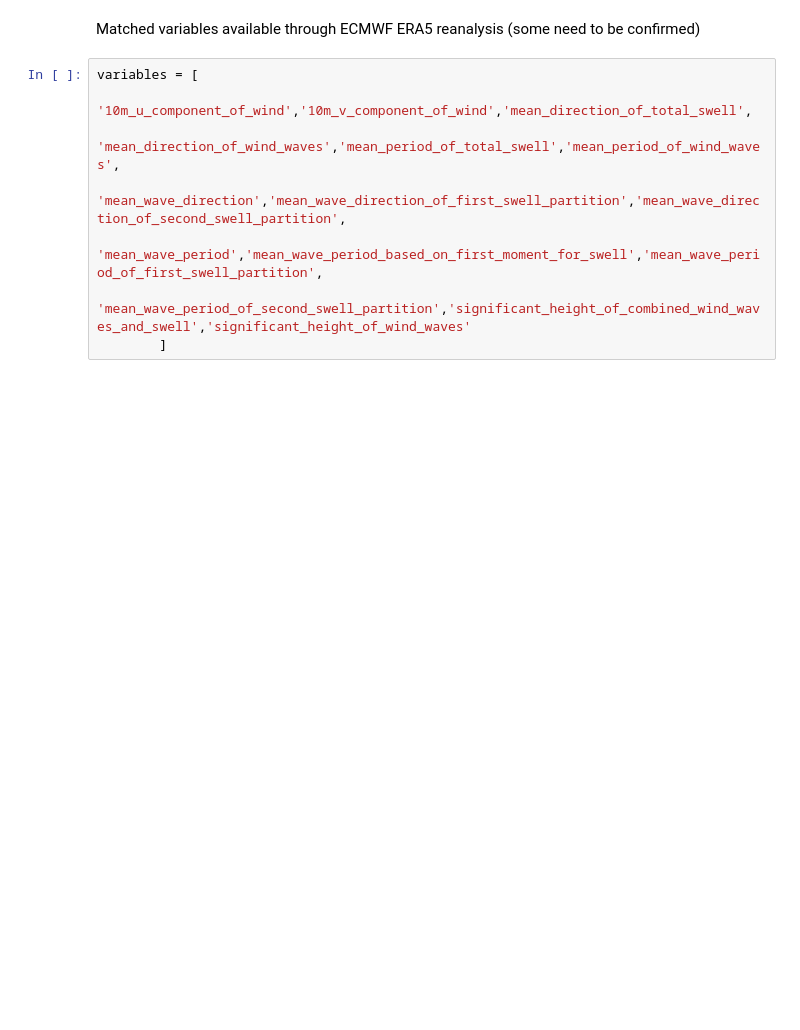
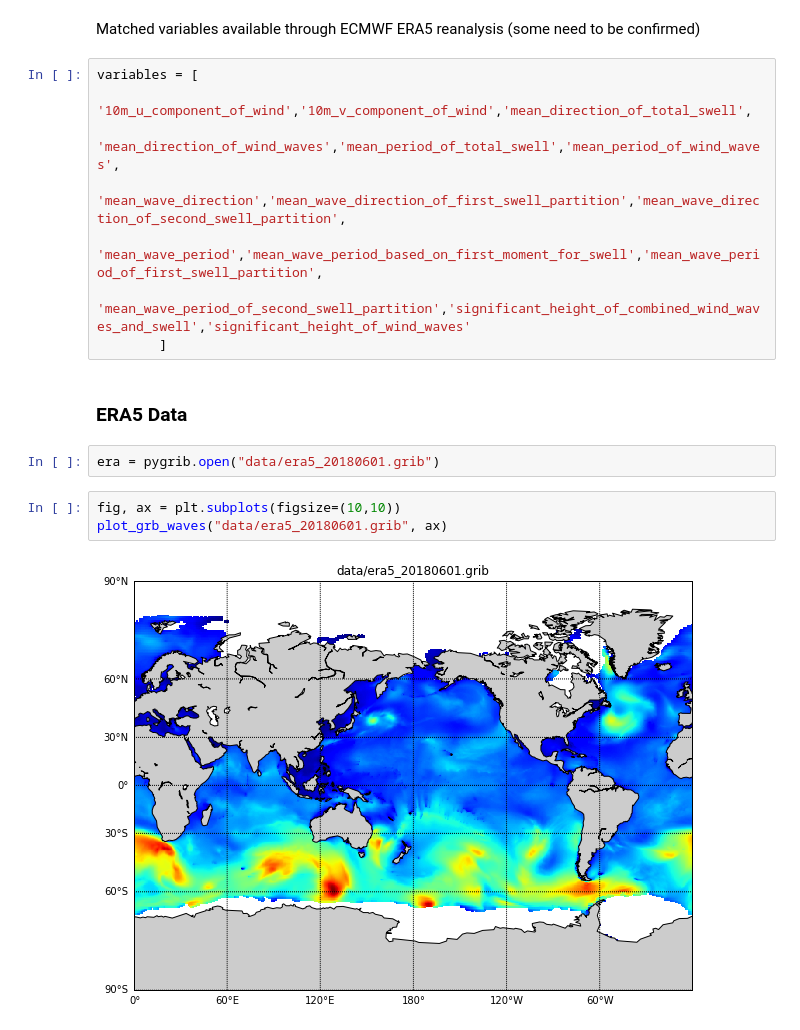
Before and after one commit to robjameswall/global_metocean_data, a Jupyter notebook: grib_exploration.ipynb, the cells around one changed output. Saved outputs shown, nothing was run; the diff lists cells and outputs as text; blank space fills up the shorter version.

```diff
--- a/grib_exploration.ipynb
+++ b/grib_exploration.ipynb
@@ -190,3 +164,12 @@ variables = [
             'mean_wave_period','mean_wave_period_based_on_first_moment_for_swell','mean_wave_period_of_first_swell_partition',
             'mean_wave_period_of_second_swell_partition','significant_height_of_combined_wind_waves_and_swell','significant_height_of_wind_waves'
         ]
+# %% [markdown]
+### ERA5 Data
+# %%
+era = pygrib.open("data/era5_20180601.grib")
+# %%
+fig, ax = plt.subplots(figsize=(10,10))
+plot_grb_waves("data/era5_20180601.grib", ax)
+# %% [output]
+[figure, added]
```
Also changed, not shown: parts of 17 cells of this notebook.
